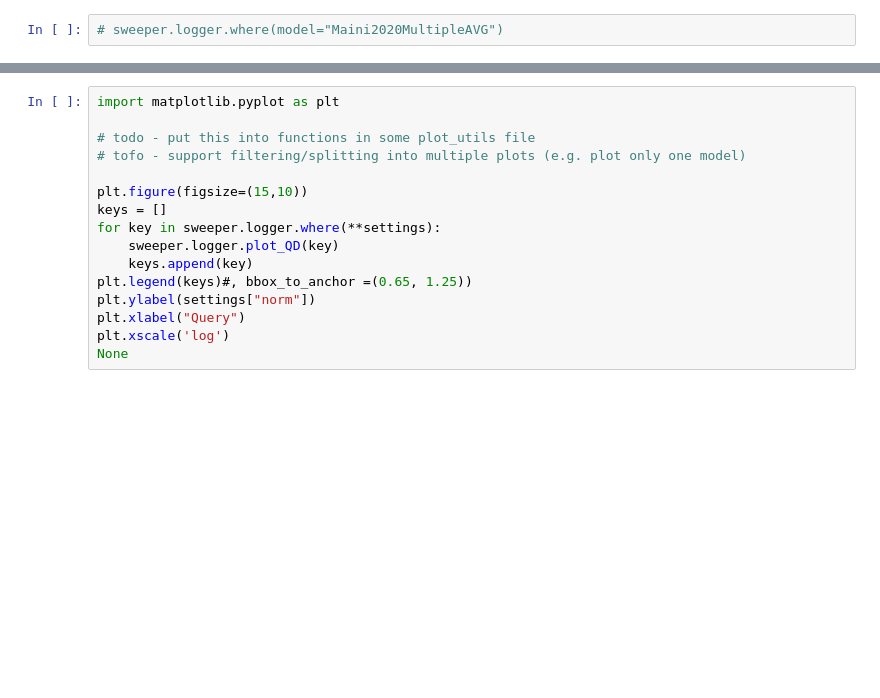
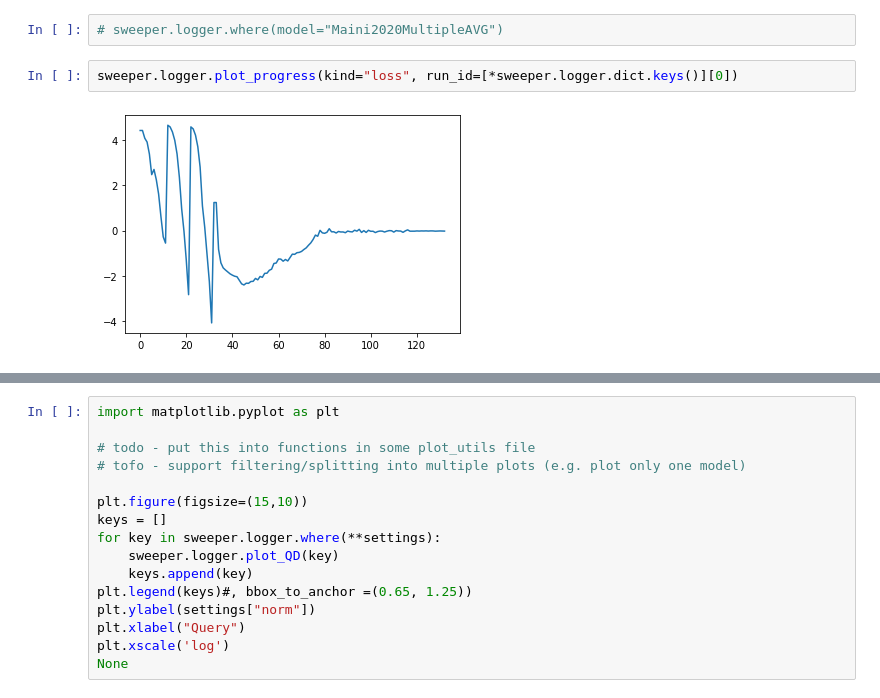
Before and after one commit to michal-stary/adversarial-ml-comparison, a Jupyter notebook: src/FMN2.ipynb, the cells around one changed output, grey strips where cells are left out. Drawn from its saved outputs; the diff is of its cells as text; blank space fills up the shorter version.

```diff
--- a/src/FMN2.ipynb
+++ b/src/FMN2.ipynb
@@ -64,2 +62,6 @@ KeyboardInterrupt
 # %%
 # sweeper.logger.where(model="Maini2020MultipleAVG")
+# %%
+sweeper.logger.plot_progress(kind="loss", run_id=[*sweeper.logger.dict.keys()][0])
+# %% [output]
+[figure, added]
```
Also changed, not shown: parts of 4 cells of this notebook, 3 other files.
